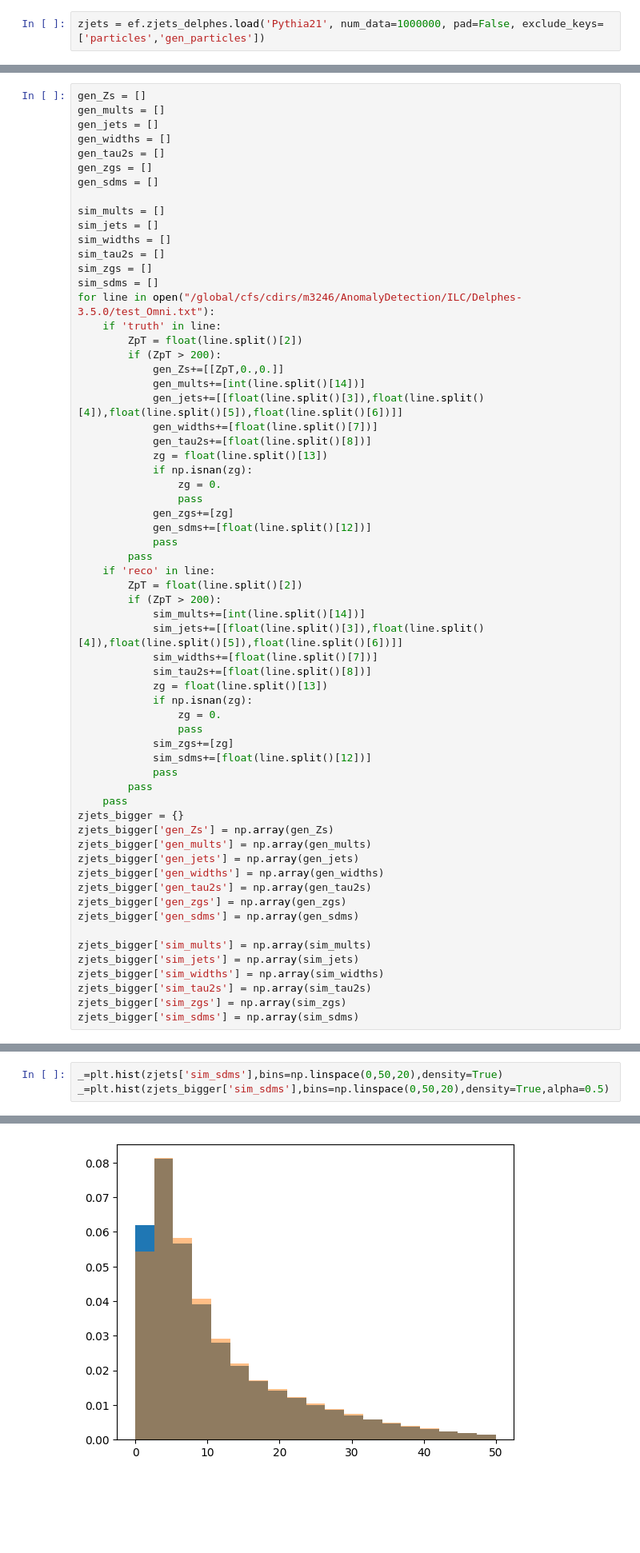
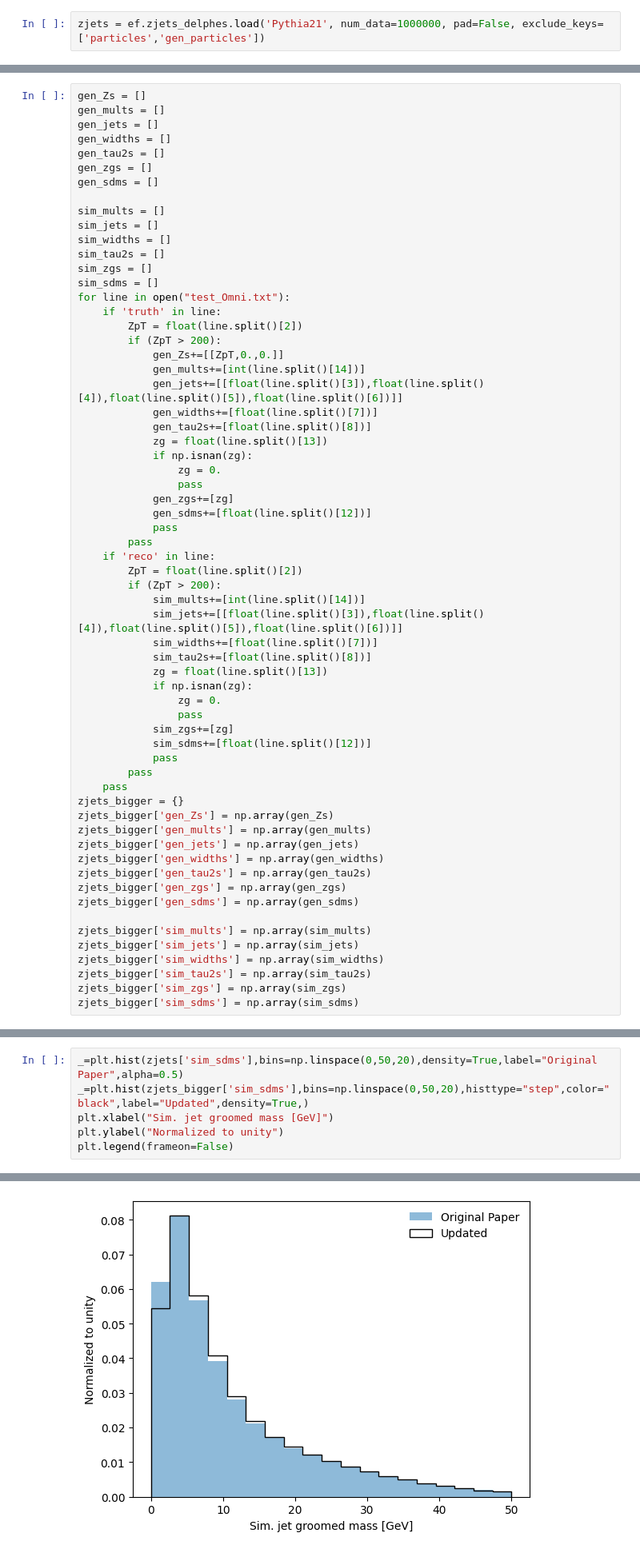
Before and after one commit to hep-lbdl/OmniFold, a Jupyter notebook: Benchmark/CheckOmniFold.ipynb, the cells around one changed output, grey strips where cells are left out. Shown at 80% size. Drawn from its saved outputs; the diff is of its cells as text; blank space fills up the shorter version.

```diff
--- a/Benchmark/CheckOmniFold.ipynb
+++ b/Benchmark/CheckOmniFold.ipynb
@@ -39,7 +19,7 @@ sim_widths = []
 sim_tau2s = []
 sim_zgs = []
 sim_sdms = []
-for line in open("/global/cfs/cdirs/m3246/AnomalyDetection/ILC/Delphes-3.5.0/test_Omni.txt"):
+for line in open("test_Omni.txt"):
     if 'truth' in line:
         ZpT = float(line.split()[2])
         if (ZpT > 200):
@@ -160,4 +178,7 @@ _=plt.hist(zjets_bigger['gen_sdms'],bins=np.linspace(0,50,20),density=True,alpha
 # %%
-_=plt.hist(zjets['sim_sdms'],bins=np.linspace(0,50,20),density=True)
-_=plt.hist(zjets_bigger['sim_sdms'],bins=np.linspace(0,50,20),density=True,alpha=0.5)
+_=plt.hist(zjets['sim_sdms'],bins=np.linspace(0,50,20),density=True,label="Original Paper",alpha=0.5)
+_=plt.hist(zjets_bigger['sim_sdms'],bins=np.linspace(0,50,20),histtype="step",color="black",label="Updated",density=True,)
+plt.xlabel("Sim. jet groomed mass [GeV]")
+plt.ylabel("Normalized to unity")
+plt.legend(frameon=False)
 # %% [output]
@@ -164 +186 @@ _=plt.hist(zjets_bigger['sim_sdms'],bins=np.linspace(0,50,20),density=True,alpha
-[figure, old version]
+[figure, new version]
```
Also changed, not shown: parts of 14 cells of this notebook.
